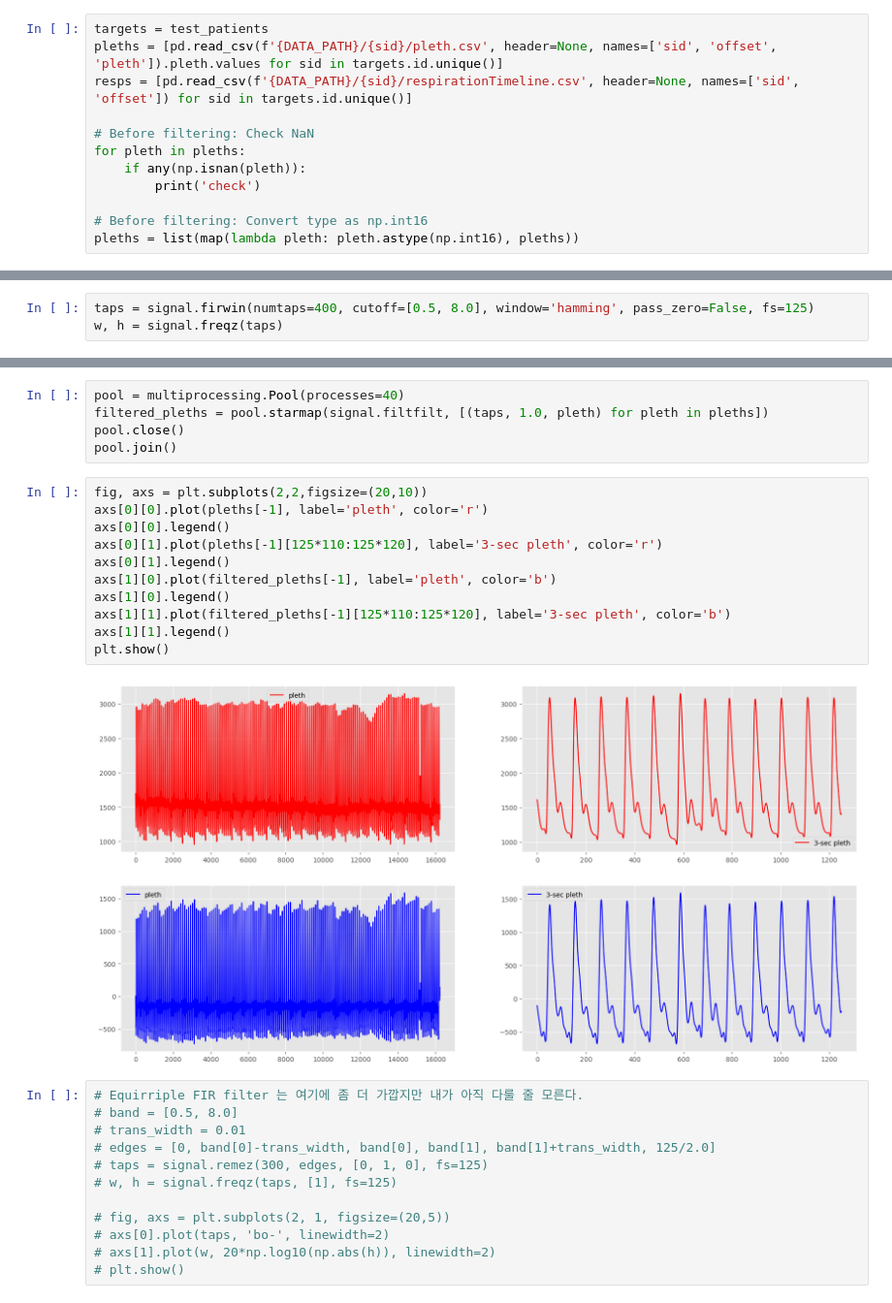
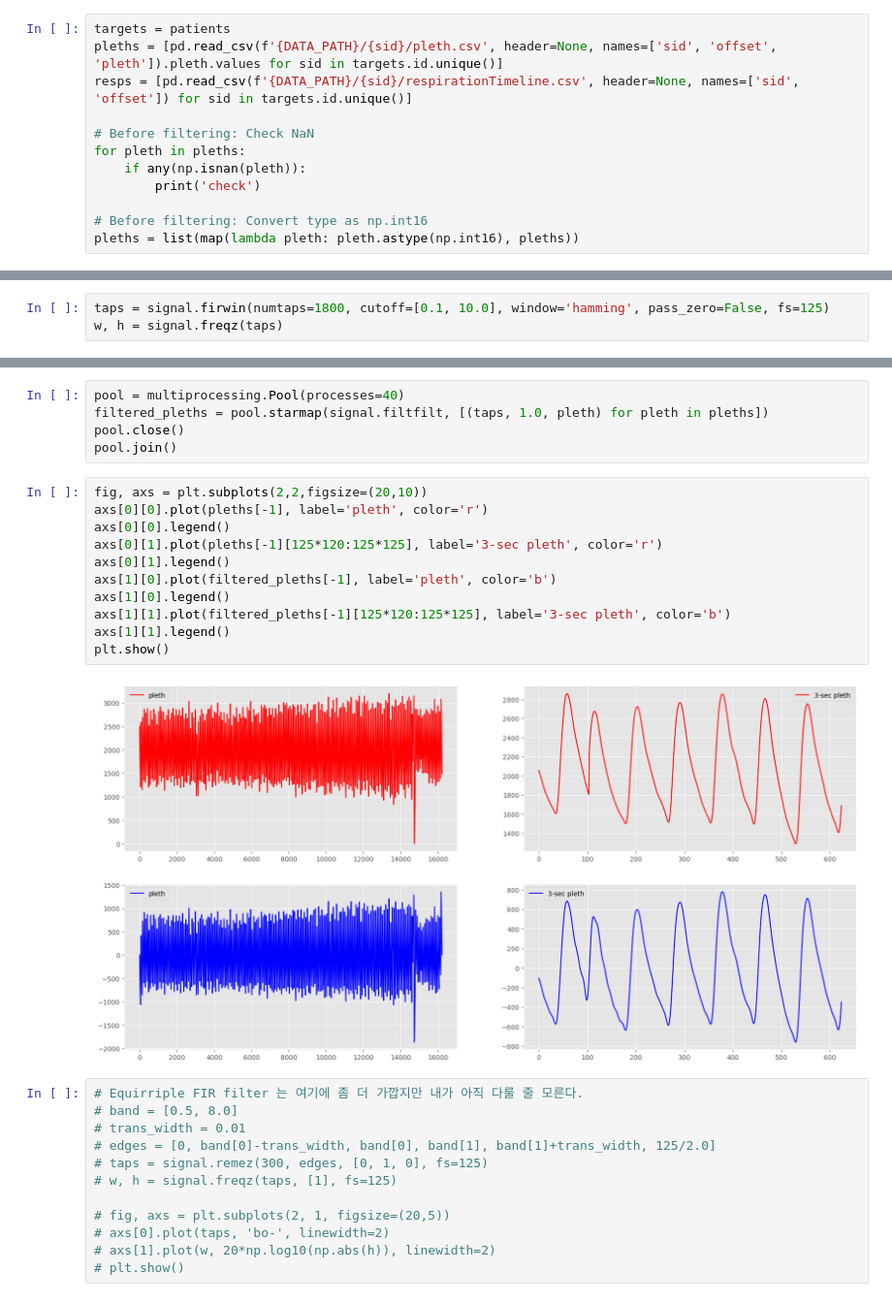
Before and after one commit to Noritheyellow/Project-RRpo-2ndStudy, a Jupyter notebook: src/20_preprocessing.ipynb, the cells around one changed output, grey strips where cells are left out. Shown at 97% size. Cells and saved outputs as stored; diff of their text form.

```diff
--- a/src/20_preprocessing.ipynb
+++ b/src/20_preprocessing.ipynb
@@ -61,7 +61,7 @@ Validation과 Test 둘의 공통점은 둘 다 모델을 학습시키지 않는
 
 하지만 Validation은 모델의 학습에 관여하기는 한다. 반면에 Test는 모델의 학습의 어떠한 것에도 일절 관여하지 않고 오직 최종 성능 평가만을 진행한다.
 # %%
-targets = test_patients
+targets = patients
 pleths = [pd.read_csv(f'{DATA_PATH}/{sid}/pleth.csv', header=None, names=['sid', 'offset', 'pleth']).pleth.values for sid in targets.id.unique()]
 resps = [pd.read_csv(f'{DATA_PATH}/{sid}/respirationTimeline.csv', header=None, names=['sid', 'offset']) for sid in targets.id.unique()]
 
@@ -80,7 +80,7 @@ pleths = list(map(lambda pleth: pleth.astype(np.int16), pleths))
 import multiprocessing
 from scipy import signal, fft
 # %%
-taps = signal.firwin(numtaps=400, cutoff=[0.5, 8.0], window='hamming', pass_zero=False, fs=125)
+taps = signal.firwin(numtaps=1800, cutoff=[0.1, 10.0], window='hamming', pass_zero=False, fs=125)
 w, h = signal.freqz(taps)
 # %%
 fig, axs = plt.subplots(2, 2, figsize=(15,5))
@@ -103,16 +103,16 @@ pool.join()
 # %%
 fig, axs = plt.subplots(2,2,figsize=(20,10))
 axs[0][0].plot(pleths[-1], label='pleth', color='r')
 axs[0][0].legend()
-axs[0][1].plot(pleths[-1][125*110:125*120], label='3-sec pleth', color='r')
+axs[0][1].plot(pleths[-1][125*120:125*125], label='3-sec pleth', color='r')
 axs[0][1].legend()
 axs[1][0].plot(filtered_pleths[-1], label='pleth', color='b')
 axs[1][0].legend()
-axs[1][1].plot(filtered_pleths[-1][125*110:125*120], label='3-sec pleth', color='b')
+axs[1][1].plot(filtered_pleths[-1][125*120:125*125], label='3-sec pleth', color='b')
 axs[1][1].legend()
 plt.show()
 # %% [output]
-[figure, old version]
+[figure, new version]
 # %%
 # Equirriple FIR filter 는 여기에 좀 더 가깝지만 내가 아직 다룰 줄 모른다.
 # band = [0.5, 8.0]
```
Also changed, not shown: parts of 4 cells of this notebook, 18 other files.
